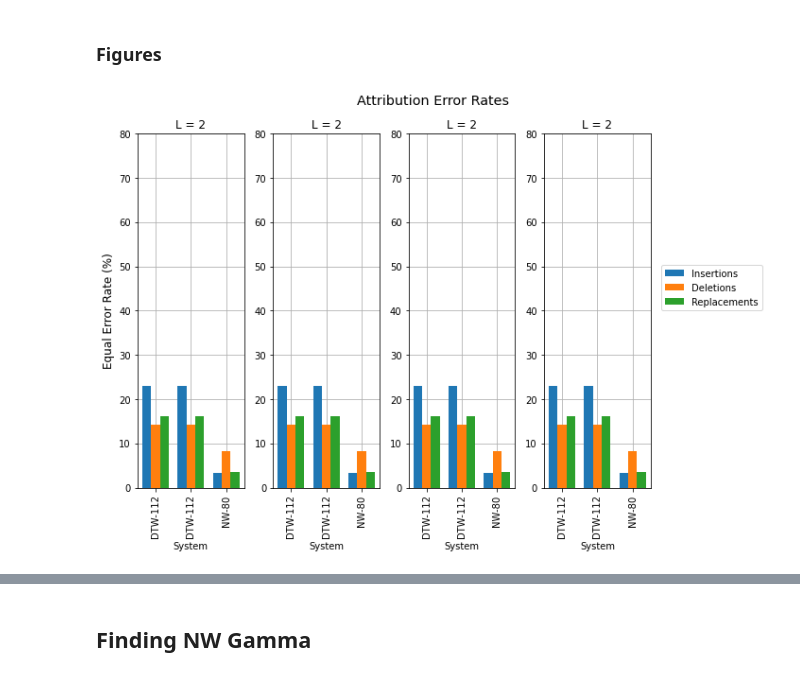
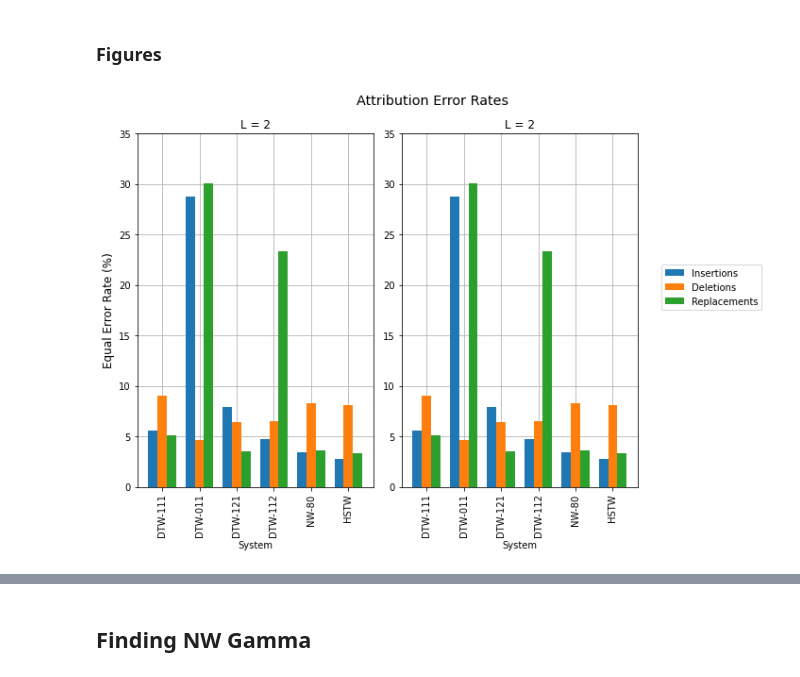
Before and after one commit to HMC-MIR/HSTW, a Jupyter notebook: 03_speech_eval.ipynb, the cells around one changed output, grey strips where cells are left out. Saved outputs shown, nothing was run; the diff lists cells and outputs as text; code cells hidden in the pictures.

Commit message:
fixed issues with path flipping, and parameterized user in speech eval

```diff
--- a/03_speech_eval.ipynb
+++ b/03_speech_eval.ipynb
@@ -8,6 +8,8 @@ import time
 import pandas as pd
 import pickle as pkl
 import librosa as lb
+# %%
+user = 'agoutam'
 # %%
 def evalAllQueries(pairsFile, annotFile, pathsRoot, editDur, scoring_collar = 0.1, numThresholds = 1000, \
                    saveFile = None, hop_sec = 512 / 22050):
@@ -206,13 +208,13 @@ def calcFPFN(costVec, gtAttribution, threshold):
 # %%
 editTimes = [2]
 benchmark = 'train'
-systems = ["D3"]
+systems = ["D4"]
 for editTime in editTimes:
     for sys in systems:
-        pairsFile = "/mnt/data0/agoutam/TamperingDetection/cfg_files/%s_%ss.pairs" % (benchmark, str(editTime))
-        annotFile = "/mnt/data0/agoutam/TamperingDetection/annots/160kbps_%ssec.gt" % (str(editTime))
-        pathsRoot = "/mnt/data0/agoutam/TamperingDetection/hyp/%s" % (sys)
-        saveFile = "/mnt/data0/tshaw/TamperingDetection/eval/%s/%s_%ss.pkl" % (sys, benchmark, str(editTime))
+        pairsFile = "/mnt/data0/{}/TamperingDetection/cfg_files/{}_{}s.pairs".format(user, benchmark, editTime)
+        annotFile = "/mnt/data0/{}/TamperingDetection/annots/160kbps_{}sec.gt".format(user, editTime)
+        pathsRoot = "/mnt/data0/{}/TamperingDetection/hyp/{}sec/{}".format(user, editTime,sys)
+        saveFile = "/mnt/data0/{}/TamperingDetection/eval/{}/{}_{}s.pkl".format(user, sys, benchmark, editTime)
 
         _ = evalAllQueries(pairsFile, annotFile, pathsRoot, editTime, saveFile = saveFile)
 # %% [markdown]
@@ -231,7 +233,7 @@ def plotAttribution(timesToPlot, systemsToPlot, benchmark, sysNames):
         replacements = []
         for j, plotSys in enumerate(systemsToPlot):
 
-            ROCfile = "/mnt/data0/tshaw/TamperingDetection/eval/%s/%s_%ss.pkl" % (plotSys, benchmark, str(editTime))
+            ROCfile = "/mnt/data0/{}/TamperingDetection/eval/{}/{}_{}s.pkl".format(user, plotSys, benchmark, editTime)
 
 
             ROCs = pkl.load(open(ROCfile, 'rb'))
@@ -247,7 +249,7 @@ def plotAttribution(timesToPlot, systemsToPlot, benchmark, sysNames):
         axs[i].set_xlabel("System")
         axs[i].set_xticks(x)
         axs[i].set_xticklabels(sysNames, rotation = 90)
-        axs[i].set_ylim(0,80)
+        axs[i].set_ylim(0,35)
         axs[i].set_title("L = " + str(plotTime))
 
     plt.legend(["Insertions", "Deletions", "Replacements"], loc = (1.1, 0.5))
@@ -275,12 +277,12 @@ def findEER(ROC):
 
     return (savedFP + savedFN) / 2
 # %%
-timesToPlot = [2, 2, 2, 2]
-systemsToPlot = ["D3", "D3", "NW-80"]
-sysNames = ["DTW-112", "DTW-112", "NW-80"]
+timesToPlot = [2,2]
+systemsToPlot = ["D1", "D2", "D3", "D4", "NW-80", "HSTW"]
+sysNames = ["DTW-111", "DTW-011","DTW-121", "DTW-112", "NW-80", "HSTW"]
 benchmark = "train"
 
 plotAttribution(timesToPlot, systemsToPlot, benchmark, sysNames)
 # %% [output]
-[figure, old version]
+[figure, new version]
 # %%
```
Also changed, not shown: parts of 7 cells of this notebook, 2 other files.
